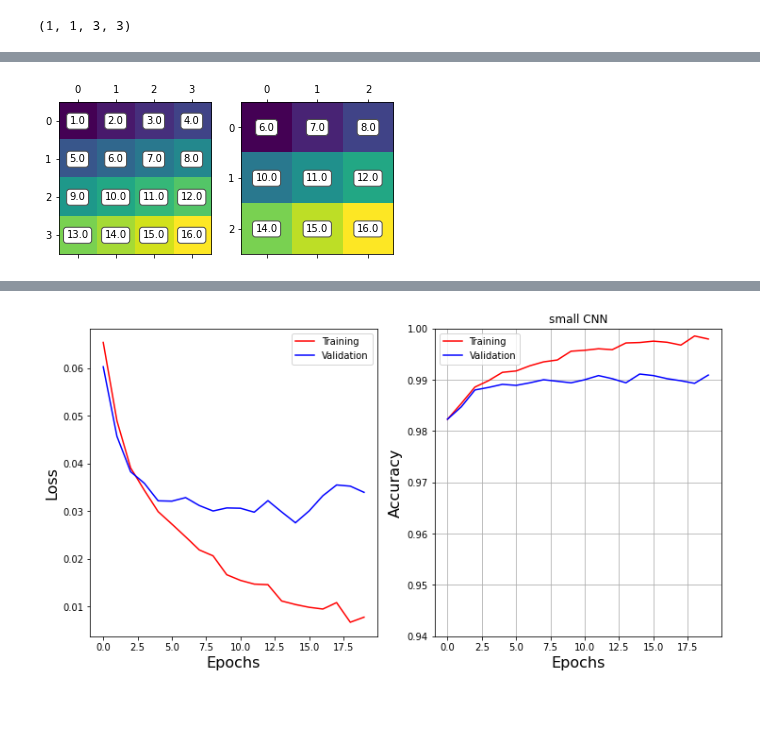
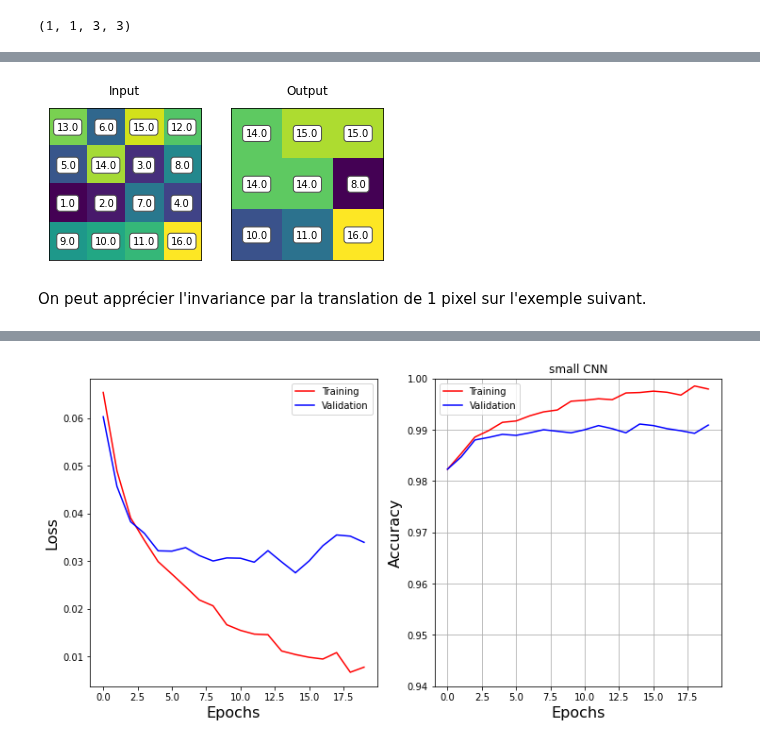
Before and after one commit to jecampagne/ML-toys, a Jupyter notebook: MNIST_whyCNN.ipynb, the cells around one changed output, grey strips where cells are left out. Cells and saved outputs as stored; diff of their text form; code cells hidden in the pictures; blank space fills up the shorter version.

```diff
--- a/MNIST_whyCNN.ipynb
+++ b/MNIST_whyCNN.ipynb
@@ -1050,5 +1061,6 @@ out
 # %% [output]
 (1, 1, 3, 3)
 # %%
-x = jnp.array([[[[1,2,3,4],[5,6,7,8],[9,10,11,12],[13,14,15,16]]]])
-y = a_pool(params,x)
+x = jnp.array([[1,2,3,4],[5,6,7,8],[9,10,11,12],[13,14,15,16]])
+x = jax.random.permutation(jax.random.PRNGKey(2),x, independent=True)
+y = a_pool(params,x[jnp.newaxis, jnp.newaxis,:,:])
@@ -1068,13 +1067,21 @@ ouput
 # %%
 fig, ax = plt.subplots(1,2)
 ax[0].matshow(x.squeeze())
 for (i, j), z in np.ndenumerate(x.squeeze()):
     ax[0].text(j, i, '{:0.1f}'.format(z), ha='center', va='center',
             bbox=dict(boxstyle='round', facecolor='white', edgecolor='0.3'))
+ax[0].set_xticks([])
+ax[0].set_yticks([])
+ax[0].set_title("Input")
 
 ax[1].matshow(y.squeeze())
 for (i, j), z in np.ndenumerate(y.squeeze()):
     ax[1].text(j, i, '{:0.1f}'.format(z), ha='center', va='center',
             bbox=dict(boxstyle='round', facecolor='white', edgecolor='0.3'))
+    ax[1].set_xticks([])
+    ax[1].set_yticks([])
+ax[1].set_title("Output");
 # %% [output]
-[figure, old version]
+[figure, new version]
+# %% [markdown]
+On peut apprécier l'invariance par la translation de 1 pixel sur l'exemple suivant.
```
Also changed, not shown: parts of 9 cells of this notebook.
